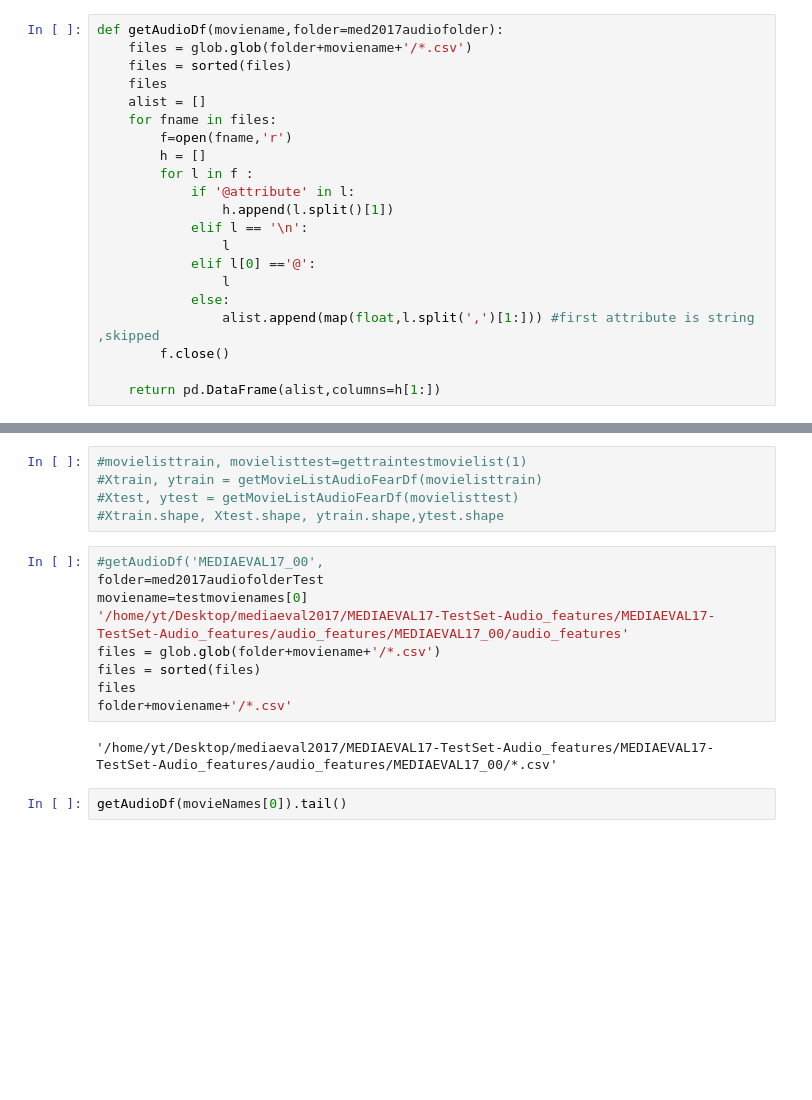
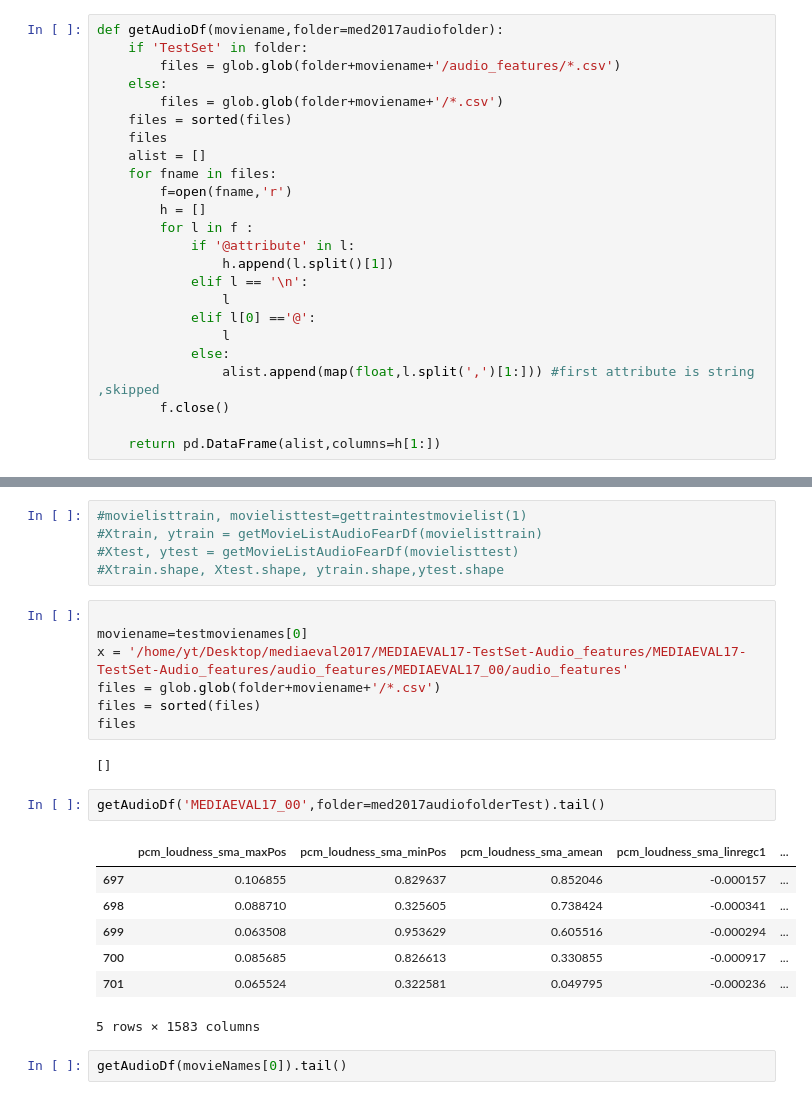
Before and after one commit to yasolix/cinevis, a Jupyter notebook: mediaeval/Fear Prediction - Mediaeval 2017.ipynb, the cells around one changed output, grey strips where cells are left out. Cells and saved outputs as stored; diff of their text form; blank space fills up the shorter version.

```diff
--- a/mediaeval/Fear Prediction - Mediaeval 2017.ipynb
+++ b/mediaeval/Fear Prediction - Mediaeval 2017.ipynb
@@ -96,7 +96,10 @@ def getFearDf(movname):
 ## Audio Features
 # %%
 def getAudioDf(moviename,folder=med2017audiofolder):
-    files = glob.glob(folder+moviename+'/*.csv')
+    if 'TestSet' in folder:
+        files = glob.glob(folder+moviename+'/audio_features/*.csv')
+    else:
+        files = glob.glob(folder+moviename+'/*.csv')
     files = sorted(files)
     files
     alist = []
@@ -142,16 +145,24 @@ def getMovieListAudioFearDf(movieNames,folder=med2017audiofolder):
 #Xtest, ytest = getMovieListAudioFearDf(movielisttest)
 #Xtrain.shape, Xtest.shape, ytrain.shape,ytest.shape
 # %%
-#getAudioDf('MEDIAEVAL17_00',
-folder=med2017audiofolderTest
+
 moviename=testmovienames[0]
-'/home/yt/Desktop/mediaeval2017/MEDIAEVAL17-TestSet-Audio_features/MEDIAEVAL17-TestSet-Audio_features/audio_features/MEDIAEVAL17_00/audio_features'
+x = '/home/yt/Desktop/mediaeval2017/MEDIAEVAL17-TestSet-Audio_features/MEDIAEVAL17-TestSet-Audio_features/audio_features/MEDIAEVAL17_00/audio_features'
 files = glob.glob(folder+moviename+'/*.csv')
 files = sorted(files)
 files
-folder+moviename+'/*.csv'
 # %% [output]
-'/home/yt/Desktop/mediaeval2017/MEDIAEVAL17-TestSet-Audio_features/MEDIAEVAL17-TestSet-Audio_features/audio_features/MEDIAEVAL17_00/*.csv'
+[]
+# %%
+getAudioDf('MEDIAEVAL17_00',folder=med2017audiofolderTest).tail()
+# %% [output]
+|  | pcm_loudness_sma_maxPos | pcm_loudness_sma_minPos | pcm_loudness_sma_amean | pcm_loudness_sma_linregc1 | ... |
+| 697 | 0.106855 | 0.829637 | 0.852046 | -0.000157 | ... |
+| 698 | 0.088710 | 0.325605 | 0.738424 | -0.000341 | ... |
+| 699 | 0.063508 | 0.953629 | 0.605516 | -0.000294 | ... |
+| 700 | 0.085685 | 0.826613 | 0.330855 | -0.000917 | ... |
+| 701 | 0.065524 | 0.322581 | 0.049795 | -0.000236 | ... |
+5 rows × 1583 columns
 # %%
 getAudioDf(movieNames[0]).tail()
 # %% [output]
```
Also changed, not shown: parts of 1 cell of this notebook, 1 other file.
